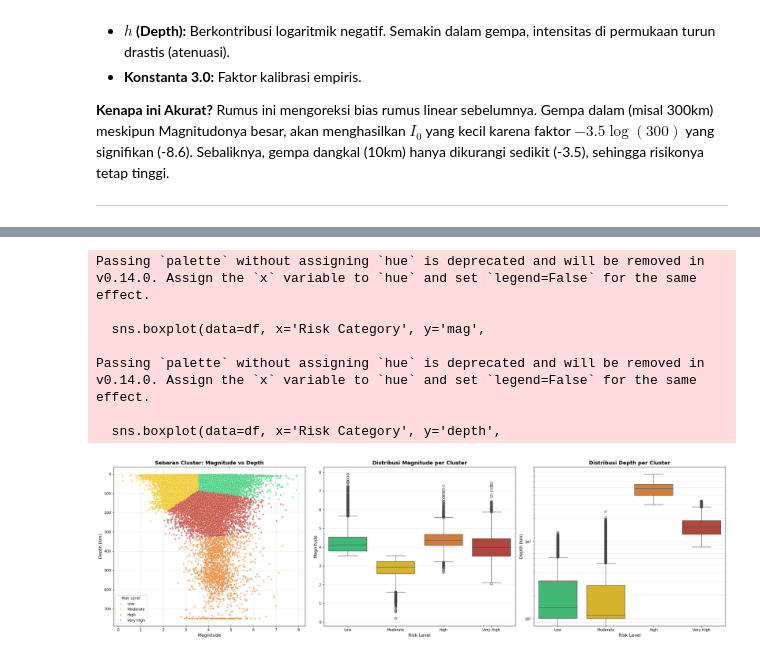
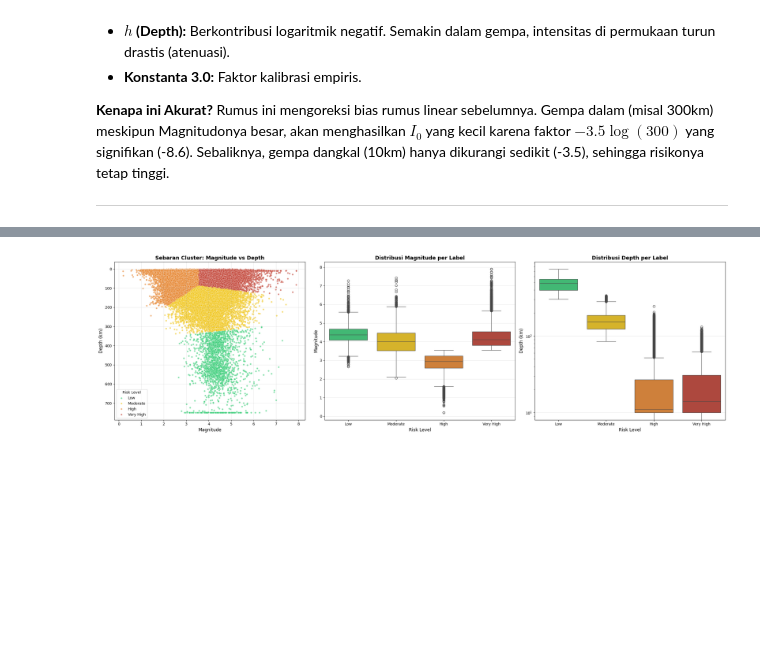
Before and after one commit to wisamWR/ClassificasiGempa-KMeans, a Jupyter notebook: notebooks/earthquake_clustering.ipynb, the cells around one changed output, grey strips where cells are left out. Saved outputs shown, nothing was run; the diff lists cells and outputs as text; code cells hidden in the pictures; blank space fills up the shorter version.

```diff
--- a/notebooks/earthquake_clustering.ipynb
+++ b/notebooks/earthquake_clustering.ipynb
@@ -354,0 +155,16 @@ print(df['label'].value_counts())
+# %%
+# --- ANALISIS CENTROID & PELABELAN ---
+# Rata-rata fitur tiap klaster dihitung dari data asli (bukan inverse_transform),
+# sehingga lokasi rata-rata klaster tetap bisa dilaporkan walau tidak dipakai model.
+# Severity = intensitas episentrum Gutenberg-Richter (1956) dari rata-rata mag & depth:
+#   I0 = 1.5*M - 3.5*log10(h) + 3.0   (h minimum 5 km)
+# Label diberikan berurutan dari severity terendah (Low) ke tertinggi (Very High).
+display(cluster_summary)
+
+print("Mapping ID klaster KMeans -> label risiko:")
+for _, row in cluster_summary.iterrows():
+    print(f"  Cluster {int(row['cluster'])} -> {row['label']:<9} | Mean Intensity (I0): {row['severity_score']:.2f}")
+
+label_order = list(cluster_summary["label"])
+print("\nJumlah event per label:")
+print(df["label"].value_counts().reindex(label_order))
@@ -450,54 +265,36 @@ TOTAL                     |  131,131 | 100.0%
 # %%
 # --- DISTRIBUTION VISUALIZATION AFTER CLUSTERING ---
 # Visualisasi Sebaran Data: Scatter Plot & Box Plot
-
 fig, axes = plt.subplots(1, 3, figsize=(24, 7))
 
-# Helper for plotting (ensure we use the labels)
-df['Risk Category'] = df['cluster'].apply(lambda x: risk_labels[int(x)] if int(x) < len(risk_labels) else f'Cluster {x}')
-risk_order = risk_labels if 'risk_labels' in locals() else sorted(df['Risk Category'].unique())
-color_map = dict(zip(risk_labels, colors)) if 'colors' in locals() else None
-
 # 1. Scatter Plot: Magnitude vs Depth
-sns.scatterplot(data=df, x='mag', y='depth', hue='Risk Category',
-                palette=color_map, hue_order=risk_order,
+sns.scatterplot(data=df, x='mag', y='depth', hue='label', palette=color_map, hue_order=label_order,
                 ax=axes[0], alpha=0.6, s=20)
 axes[0].set_title('Sebaran Cluster: Magnitude vs Depth', fontsize=14, fontweight='bold')
 axes[0].set_xlabel('Magnitude', fontsize=12)
 axes[0].set_ylabel('Depth (km)', fontsize=12)
 axes[0].invert_yaxis()  # Depth semakin dalam semakin ke bawah
 axes[0].legend(title='Risk Level', loc='lower left')
 axes[0].grid(True, alpha=0.3)
 
-
-# 2. Box Plot: Distribusi Magnitude per Cluster
-sns.boxplot(data=df, x='Risk Category', y='mag',
-            palette=color_map, order=risk_order, ax=axes[1])
-axes[1].set_title('Distribusi Magnitude per Cluster', fontsize=14, fontweight='bold')
+# 2. Box Plot: Distribusi Magnitude per Label
+sns.boxplot(data=df, x='label', y='mag', hue='label', palette=color_map, order=label_order,
+            legend=False, ax=axes[1])
+axes[1].set_title('Distribusi Magnitude per Label', fontsize=14, fontweight='bold')
 axes[1].set_xlabel('Risk Level', fontsize=12)
 axes[1].set_ylabel('Magnitude', fontsize=12)
 axes[1].grid(axis='y', alpha=0.3)
 
-# 3. Box Plot: Distribusi Depth per Cluster
-sns.boxplot(data=df, x='Risk Category', y='depth',
-            palette=color_map, order=risk_order, ax=axes[2])
-axes[2].set_title('Distribusi Depth per Cluster', fontsize=14, fontweight='bold')
+# 3. Box Plot: Distribusi Depth per Label
+sns.boxplot(data=df, x='label', y='depth', hue='label', palette=color_map, order=label_order,
+            legend=False, ax=axes[2])
+axes[2].set_title('Distribusi Depth per Label', fontsize=14, fontweight='bold')
 axes[2].set_xlabel('Risk Level', fontsize=12)
 axes[2].set_ylabel('Depth (km)', fontsize=12)
-axes[2].set_yscale('log') # Log scale untuk melihat variasi kedalaman dangkal vs dalam lebih jelas
-axes[2].grid(axis='y', alpha=0.3, which='both')
+axes[2].set_yscale('log')  # Log scale untuk melihat variasi kedalaman
+axes[2].grid(axis='y', alpha=0.3)
 
 plt.tight_layout()
 plt.show()
-
-# Cleanup temporary column
-df.drop(columns=['Risk Category'], inplace=True, errors='ignore')
 # %% [output]
-Passing `palette` without assigning `hue` is deprecated and will be removed in v0.14.0. Assign the `x` variable to `hue` and set `legend=False` for the same effect.
-
-  sns.boxplot(data=df, x='Risk Category', y='mag',
-
-Passing `palette` without assigning `hue` is deprecated and will be removed in v0.14.0. Assign the `x` variable to `hue` and set `legend=False` for the same effect.
-
-  sns.boxplot(data=df, x='Risk Category', y='depth',
-[figure, old version]
+[figure, new version]
```
Also changed, not shown: parts of 27 cells of this notebook.
